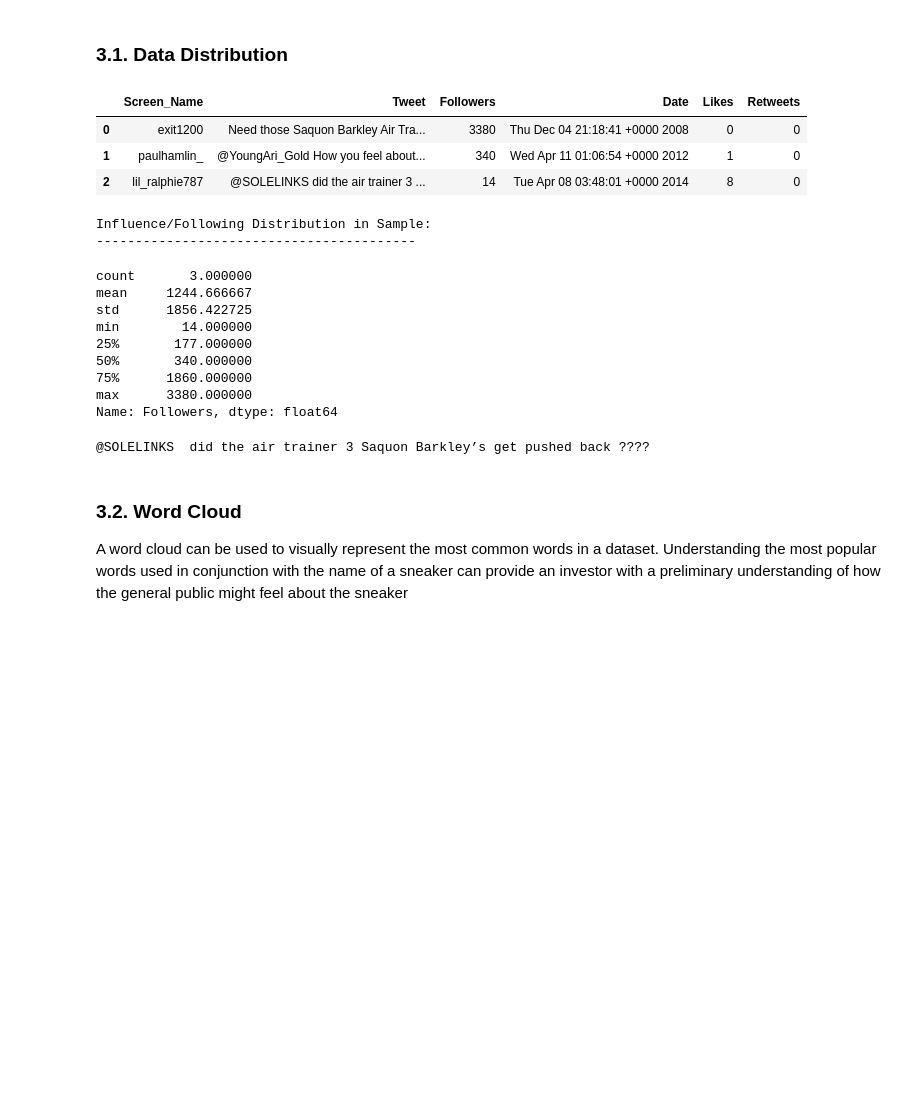
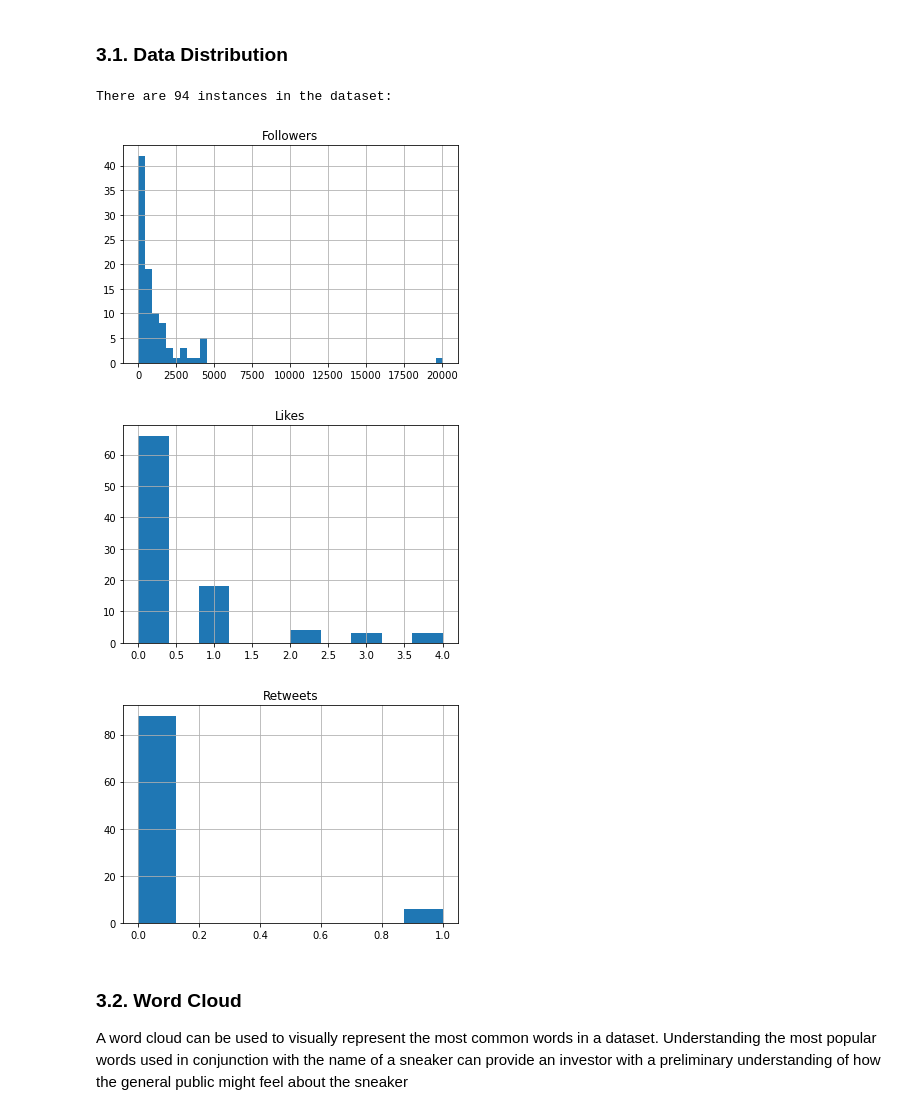
Before and after one commit to danielramirezjr1998/Data_Science_Projects, a Jupyter notebook: NLP Analysis/Sneaker_Hype.ipynb, the cells around one changed output. Cells and saved outputs as stored; diff of their text form; code cells hidden in the pictures; blank space fills up the shorter version.

```diff
--- a/NLP Analysis/Sneaker_Hype.ipynb
+++ b/NLP Analysis/Sneaker_Hype.ipynb
@@ -422,43 +415,3 @@ list_of_random_tweets
 ---
 # %% [markdown]
 ### 3.1. Data Distribution
-# %%
-#convert the dictionary into a readable dataframe
-tweet_table = pd.DataFrame(test_uniqueTweetInformation)
-tweet_table.head(6)
-# %% [output]
-|  | Screen_Name | Tweet | Followers | Date | Likes | Retweets |
-| 0 | exit1200 | Need those Saquon Barkley Air Tra... | 3380 | Thu Dec 04 21:18:41 +0000 2008 | 0 | 0 |
-| 1 | paulhamlin_ | @YoungAri_Gold How you feel about... | 340 | Wed Apr 11 01:06:54 +0000 2012 | 1 | 0 |
-| 2 | lil_ralphie787 | @SOLELINKS did the air trainer 3 ... | 14 | Tue Apr 08 03:48:01 +0000 2014 | 8 | 0 |
-# %%
-#create a function that displays the distribution of the numerical data
-#historgrams and boxplots can be used here
-#might have to log transform some given that some people have significantly more followers than others
-
-#Break down of the following that our users had in the sample
-print('Influence/Following Distribution in Sample:')
-print('-----------------------------------------')
-tweet_table['Followers'].describe()
-
-
-# print()
-# print('The Average follower count:',avg_Followers,'\n'
-# ,'The Median follower count:',med_Followers,'\n','The highest follower count:',max_Followers,'\n',
-#       'The lowest follower count:',min_Followers)
-# %% [output]
-Influence/Following Distribution in Sample:
------------------------------------------
-count       3.000000
-mean     1244.666667
-std      1856.422725
-min        14.000000
-25%       177.000000
-50%       340.000000
-75%      1860.000000
-max      3380.000000
-Name: Followers, dtype: float64
-# %%
-print(tweet_table.iloc[2,1])
-# %% [output]
-@SOLELINKS  did the air trainer 3 Saquon Barkley’s get pushed back ????
@@ -467,3 +418,33 @@ dictionary_tweet_value
+# %%
+#create a function that takes in a dataframe of the unique tweets and provides histograms to show data distributions
+def dataDistributions(dataFrame):
+    #create a copy to manipulate
+    dfCopy =  dataFrame.copy(deep = True)
+
+    #get the instance count
+    instance_count = dfCopy.shape[0]
+
+    #let the user know how many data points are in the data
+    print('There are %i instances in the dataset:\n'%(instance_count))
+
+    #numerical columns include Followers, Likes, Retweets:
+    #follower distribution
+    dfCopy.hist(column='Followers',bins="auto",grid=True)
+
+
+    #Likes distribution
+    dfCopy.hist(column='Likes',bins="auto",grid=True)
+
+    #Retweet distribution
+    dfCopy.hist(column='Retweets',bins="auto",grid=True)
+# %%
+test_dataDistributions = dataDistributions(test_uniqueTweetInformation)
+test_dataDistributions;
+# %% [output]
+There are 94 instances in the dataset:
+[figure, added]
+[figure, added]
+[figure, added]
 # %% [markdown]
 ### 3.2. Word Cloud
 
```
Also changed, not shown: parts of 69 cells of this notebook.
